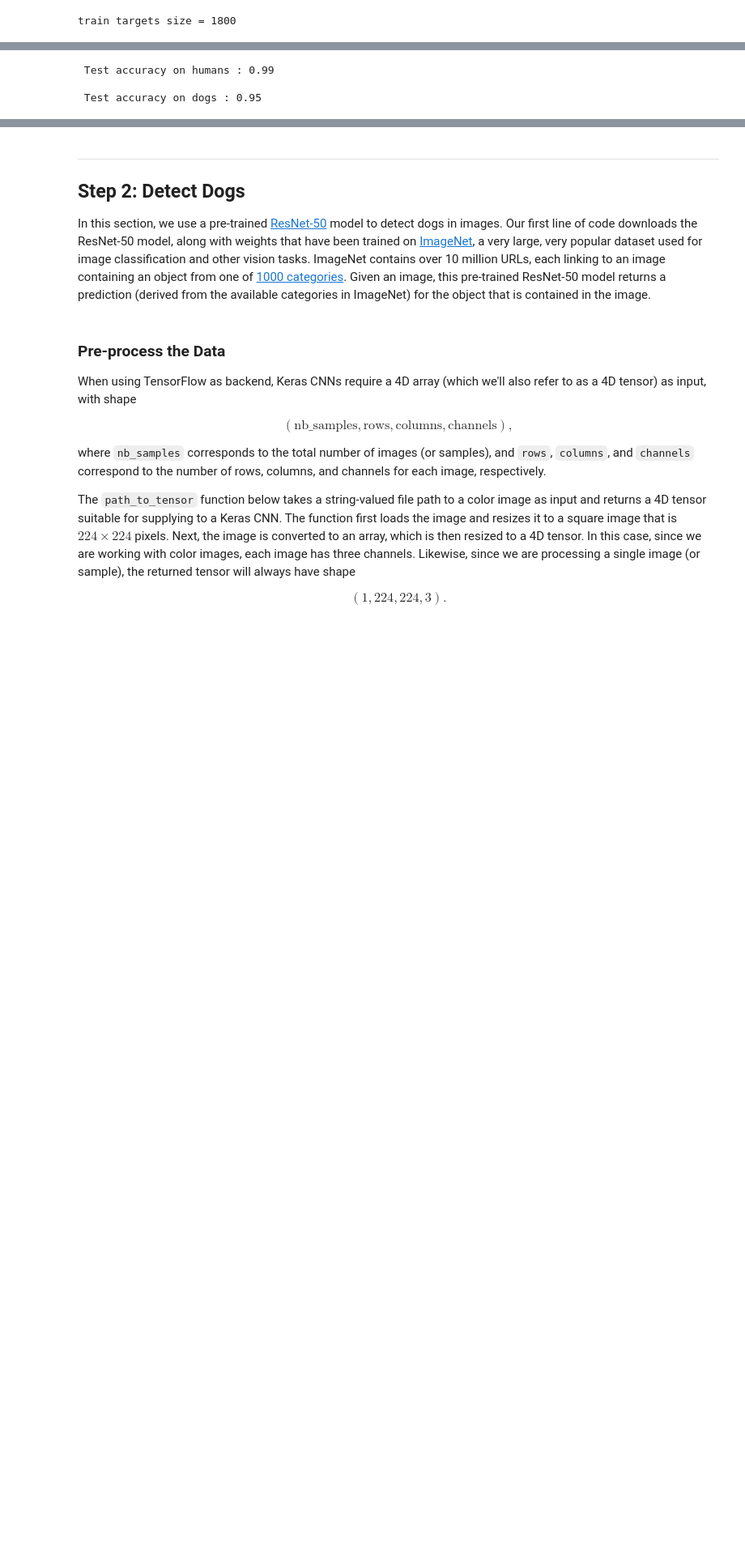
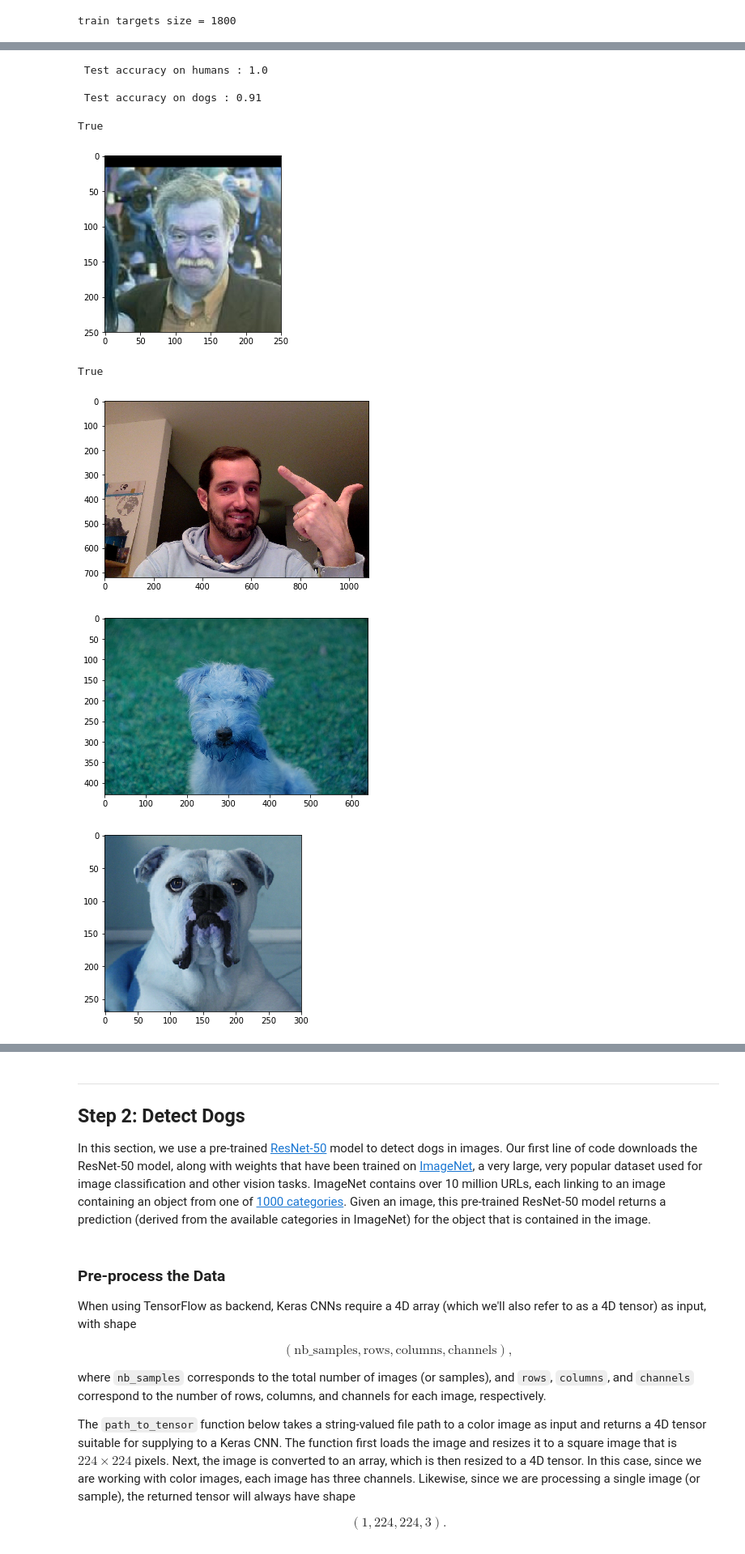
Before and after one commit to nicol4sb/classifier-cnn, a Jupyter notebook: dog_app.ipynb, the cells around one changed output, grey strips where cells are left out. Shown at 81% size. Saved outputs shown, nothing was run; the diff lists cells and outputs as text; code cells hidden in the pictures; blank space fills up the shorter version.

```diff
--- a/dog_app.ipynb
+++ b/dog_app.ipynb
@@ -226,7 +229,8 @@ from keras.callbacks import ModelCheckpoint
 # dogs images are of somewhat random sizes but we need all to be standardized as we later mix the dog and human data
 def load_image_and_resize(image_path):
     image = cv2.imread(image_path)
-    return cv2.resize(image, (250, 250))
+    return cv2.resize(image, (224, 224))
+# 224 - it was 250 but doesn't fit with the rest of the functions, simpler to have everything aligned.
 
 # let's make the size of the dataset a variable so we can get a first feel of the training performance on a smaller dataset
 dataset_size = 1000
@@ -286,11 +290,11 @@ Non-trainable params: 0.0
 _________________________________________________________________
 # %%
 # compile the model
-model.compile(loss='categorical_crossentropy', optimizer='rmsprop', metrics=['accuracy'])
+cnn_face_detector_model.compile(loss='categorical_crossentropy', optimizer='rmsprop', metrics=['accuracy'])
 # %%
 # train the model
 checkpointer = ModelCheckpoint(filepath='./saved_models/model.weights.best-alternative-to-opencv.hdf5', verbose=1, save_best_only=True, monitor='loss')
-model.fit(input_data, train_concatenated_targets, batch_size=32,
+cnn_face_detector_model.fit(input_data, train_concatenated_targets, batch_size=32,
           epochs=100, callbacks=[checkpointer], verbose=1, shuffle=True)
 # %% [output]
 Epoch 1/100
@@ -316,14 +320,46 @@ Epoch 100/100
 # check model accuracy against the test set :
 ###############################################
 
-model.load_weights('./saved_models/model.weights.best-alternative-to-opencv.hdf5')
+cnn_face_detector_model.load_weights('./saved_models/model.weights.best-alternative-to-opencv.hdf5')
 
-score = model.evaluate(np.array(input_data_humans[900:]), np.array(humans_targets[900:]), verbose=0)
+score = cnn_face_detector_model.evaluate(np.array(input_data_humans[900:]), np.array(humans_targets[900:]), verbose=0)
 print('\n', 'Test accuracy on humans :', score[1])
 
-score = model.evaluate(np.array(input_data_dogs[900:]), np.array(dogs_targets[900:]), verbose=0)
+score = cnn_face_detector_model.evaluate(np.array(input_data_dogs[900:]), np.array(dogs_targets[900:]), verbose=0)
 print('\n', 'Test accuracy on dogs :', score[1])
 # %% [output]
- Test accuracy on humans : 0.99
+ Test accuracy on humans : 1.0
 
- Test accuracy on dogs : 0.95
+ Test accuracy on dogs : 0.91
+# %%
+# added later since this makes sense to differentiate human faces from dog faces in the ultimate algo :
+def face_detector_cnn(img):
+    prediction = cnn_face_detector_model.predict(path_to_tensor(img))
+    return prediction[0,0] > prediction[0,1]
+
+
+
+print(face_detector_cnn(human_files[950]))
+plt.imshow(cv2.imread(human_files[950]))
+plt.show()
+
+file = "Nick_bgr.jpg"
+print(face_detector(file))
+plt.imshow(cv2.imread(file))
+plt.show()
+
+'''
+# brief test :
+count = 0
+for i in range(len(dog_files_short)):
+    if face_detector_cnn(dog_files_short[i]):
+        count += 1
+print(count)
+'''
+# %% [output]
+True
+[figure, added]
+True
+[figure, added]
+[figure, added]
+[figure, added]
```
Also changed, not shown: parts of 29 cells of this notebook, 5 other files.
